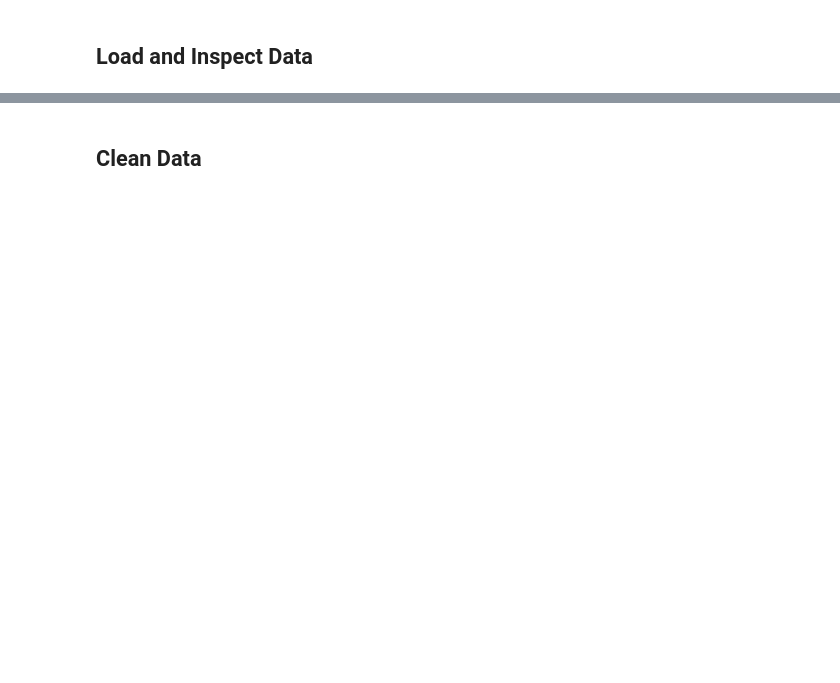
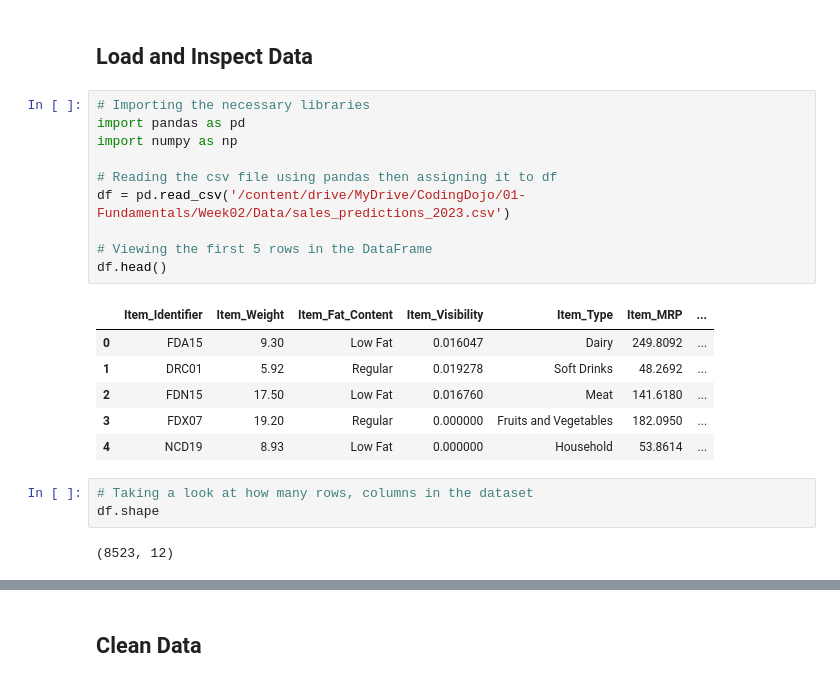
Before and after one commit to chrishunt11/Sales-Prediction-Model, a Jupyter notebook: Prediction_of_Product_Sales.ipynb, the cells around one changed output, grey strips where cells are left out. Drawn from its saved outputs; the diff is of its cells as text; blank space fills up the shorter version.

```diff
--- a/Prediction_of_Product_Sales.ipynb
+++ b/Prediction_of_Product_Sales.ipynb
@@ -8,2 +14,24 @@ Christopher Hunt
 # %% [markdown]
 ## Load and Inspect Data
+# %%
+# Importing the necessary libraries
+import pandas as pd
+import numpy as np
+
+# Reading the csv file using pandas then assigning it to df
+df = pd.read_csv('/content/drive/MyDrive/CodingDojo/01-Fundamentals/Week02/Data/sales_predictions_2023.csv')
+
+# Viewing the first 5 rows in the DataFrame
+df.head()
+# %% [output]
+|  | Item_Identifier | Item_Weight | Item_Fat_Content | Item_Visibility | Item_Type | Item_MRP | ... |
+| 0 | FDA15 | 9.30 | Low Fat | 0.016047 | Dairy | 249.8092 | ... |
+| 1 | DRC01 | 5.92 | Regular | 0.019278 | Soft Drinks | 48.2692 | ... |
+| 2 | FDN15 | 17.50 | Low Fat | 0.016760 | Meat | 141.6180 | ... |
+| 3 | FDX07 | 19.20 | Regular | 0.000000 | Fruits and Vegetables | 182.0950 | ... |
+| 4 | NCD19 | 8.93 | Low Fat | 0.000000 | Household | 53.8614 | ... |
+# %%
+# Taking a look at how many rows, columns in the dataset
+df.shape
+# %% [output]
+(8523, 12)
```
Also changed, not shown: parts of 37 cells of this notebook.
